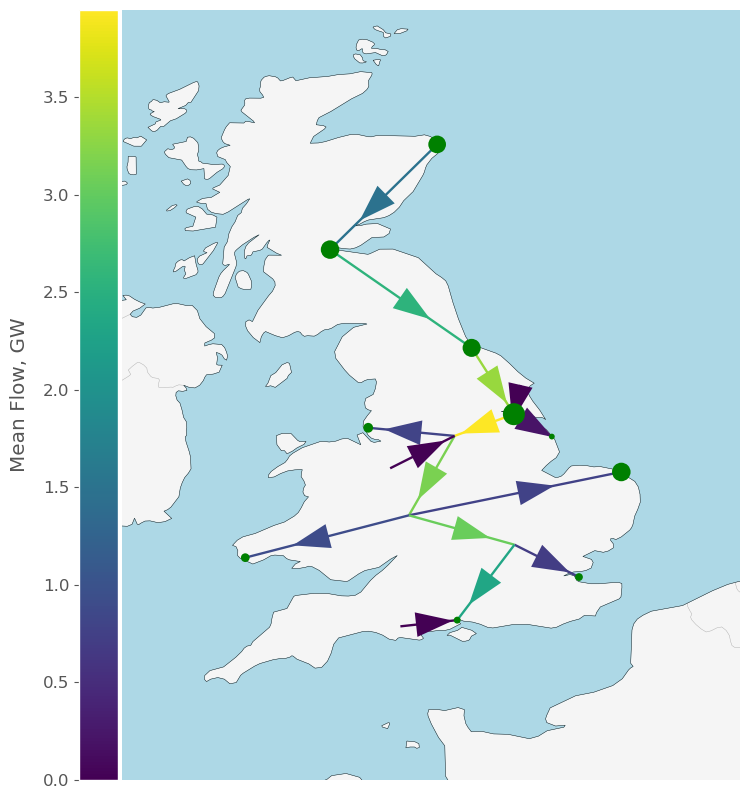
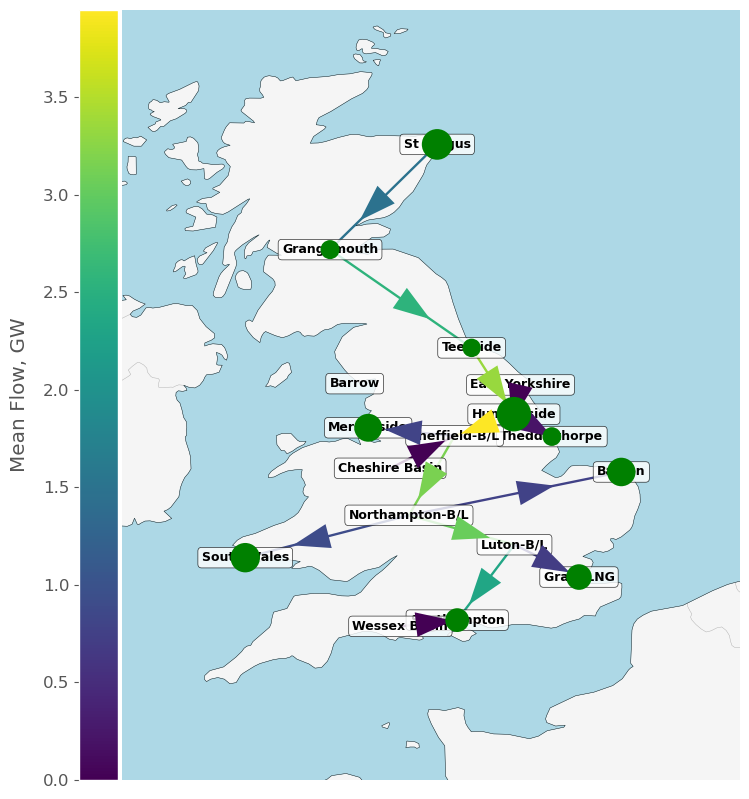
The notebook cell's code change between the first figure and the second:
--- before
+++ after
@@ -15,4 +15,15 @@
     link_colors=network.links_t.p0.mean().abs() / 1e3)
 
+# Get the axes from the collection
+ax = collection[0].axes
+
+# Annotate bus names on the map with proper coordinate transformation
+for bus_name, bus in network.buses.iterrows():
+    x, y = bus['x'], bus['y']
+    ax.text(x, y, bus_name, fontsize=9, color='black', weight='bold', 
+            ha='center', va='center',
+            bbox=dict(boxstyle='round,pad=0.3', fc='white', alpha=0.8, ec='black', lw=0.5),
+            transform=ccrs.PlateCarree())
+
 cbar=plt.colorbar(collection[2], fraction=0.04, pad=0.004, location='left')
 

Commit: labels on map in 1a